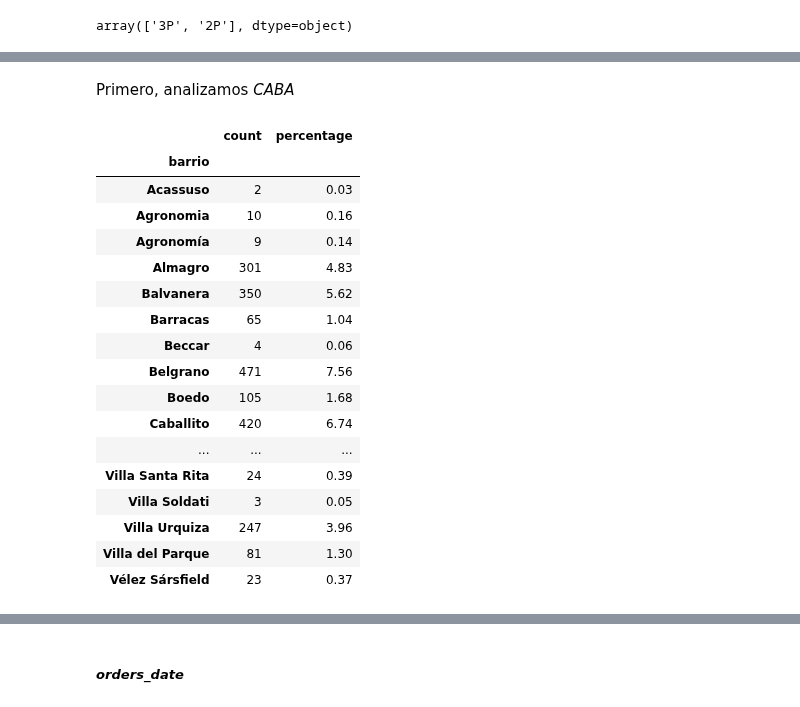
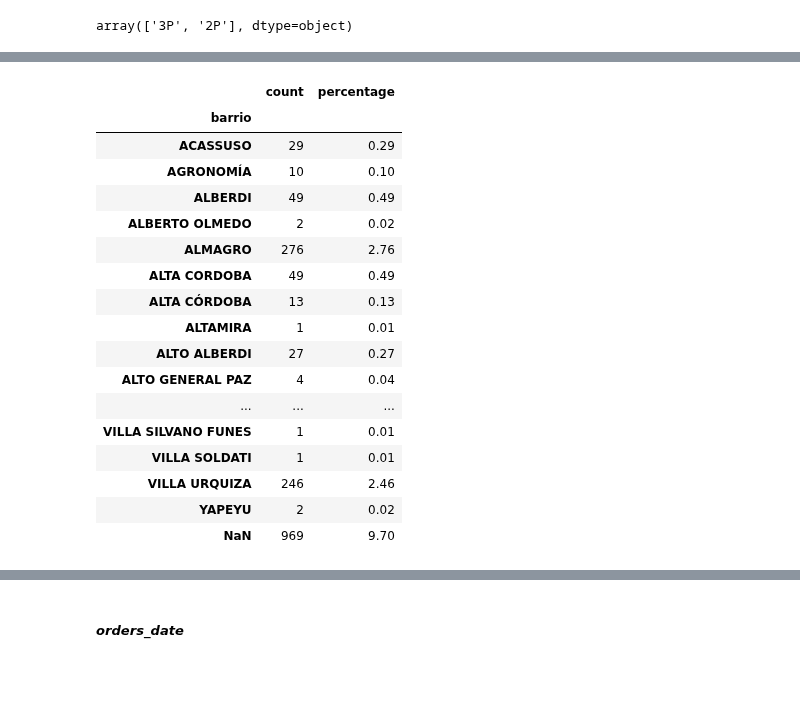
Before and after one commit to Dannamk17/churn-bite, a Jupyter notebook: EDA.ipynb, the cells around one changed output, grey strips where cells are left out. Drawn from its saved outputs; the diff is of its cells as text; code cells hidden in the pictures; blank space fills up the shorter version.

Commit message:
data_eng

```diff
--- a/EDA.ipynb
+++ b/EDA.ipynb
@@ -91,4 +91 @@ df_stores = df_stores[df_stores['STATUS'] == 'active']
-# %%
-if 'STATUS' in df_stores.columns:
-    df_stores.drop(columns=['STATUS'], inplace=True)
 # %% [markdown]
@@ -164,8 +134,8 @@ df_stores.head()
 # %%
 # Guardar la columna original
-df_stores['creation_date_original'] = df_stores['creation_date']
+df_stores['creation_date_original'] = df_stores['created_date']
 
 # fuerza parseo a UTC (aware) y luego removemos la info de tz
-df_stores["creation_date"] = pd.to_datetime(df_stores["creation_date"], errors="coerce", utc=True).dt.tz_convert("UTC").dt.tz_localize(None).dt.normalize()
+df_stores["created_date"] = pd.to_datetime(df_stores["created_date"], errors="coerce", utc=True).dt.tz_convert("UTC").dt.tz_localize(None).dt.normalize()
 # %%
 # Ver años, meses y días únicos
@@ -274 +233,3 @@ df_stores[df_stores['brand_id'] == 14814]
+# %%
+df_stores = df_stores[df_stores['segmento'].notna() & (df_stores['segmento'] != "0")]
 # %% [markdown]
@@ -335,4 +273 @@ pd.DataFrame({'count': df_stores['store_type'].value_counts(dropna=False), 'perc
-# %%
-if 'store_type' in df_stores.columns:
-    df_stores.drop(columns=['store_type'], inplace=True)
 # %% [markdown]
@@ -371,28 +275,23 @@ pd.DataFrame({'count': df_stores['ciudad'].value_counts(dropna=False), 'percenta
-# %% [markdown]
-Primero, analizamos *CABA*
 # %%
 pd.set_option('display.max_rows', None)
 # %%
-pd.DataFrame({
-    'count': df_stores[df_stores['ciudad'] == 'Capital Federal']['barrio'].value_counts(dropna=False),
-    'percentage': (df_stores[df_stores['ciudad'] == 'Capital Federal']['barrio'].value_counts(normalize=True, dropna=False) * 100).round(2)
-}).sort_index()
+pd.DataFrame({'count': df_stores['barrio'].value_counts(dropna=False), 'percentage': (df_stores['barrio'].value_counts(normalize=True, dropna=False) * 100).round(2)}).sort_index()
 # %% [output]
 |  | count | percentage |
 | barrio |  |  |
-| Acassuso | 2 | 0.03 |
-| Agronomia | 10 | 0.16 |
-| Agronomía | 9 | 0.14 |
-| Almagro | 301 | 4.83 |
-| Balvanera | 350 | 5.62 |
-| Barracas | 65 | 1.04 |
-| Beccar | 4 | 0.06 |
-| Belgrano | 471 | 7.56 |
-| Boedo | 105 | 1.68 |
-| Caballito | 420 | 6.74 |
+| ACASSUSO | 29 | 0.29 |
+| AGRONOMÍA | 10 | 0.10 |
+| ALBERDI | 49 | 0.49 |
+| ALBERTO OLMEDO | 2 | 0.02 |
+| ALMAGRO | 276 | 2.76 |
+| ALTA CORDOBA | 49 | 0.49 |
+| ALTA CÓRDOBA | 13 | 0.13 |
+| ALTAMIRA | 1 | 0.01 |
+| ALTO ALBERDI | 27 | 0.27 |
+| ALTO GENERAL PAZ | 4 | 0.04 |
 | ... | ... | ... |
-| Villa Santa Rita | 24 | 0.39 |
-| Villa Soldati | 3 | 0.05 |
-| Villa Urquiza | 247 | 3.96 |
-| Villa del Parque | 81 | 1.30 |
-| Vélez Sársfield | 23 | 0.37 |
+| VILLA SILVANO FUNES | 1 | 0.01 |
+| VILLA SOLDATI | 1 | 0.01 |
+| VILLA URQUIZA | 246 | 2.46 |
+| YAPEYU | 2 | 0.02 |
+| NaN | 969 | 9.70 |
```
Also changed, not shown: parts of 180 cells of this notebook, 1 other file.
